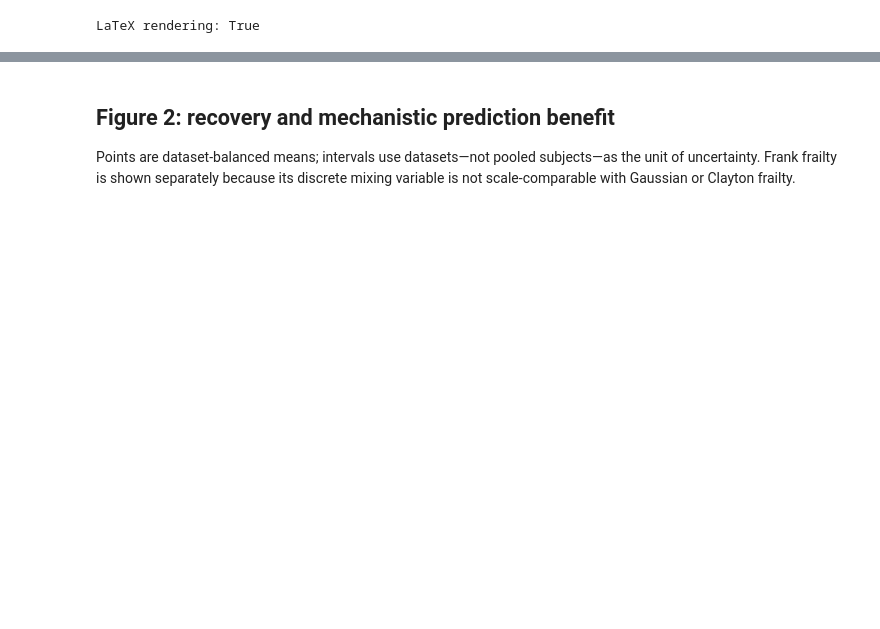
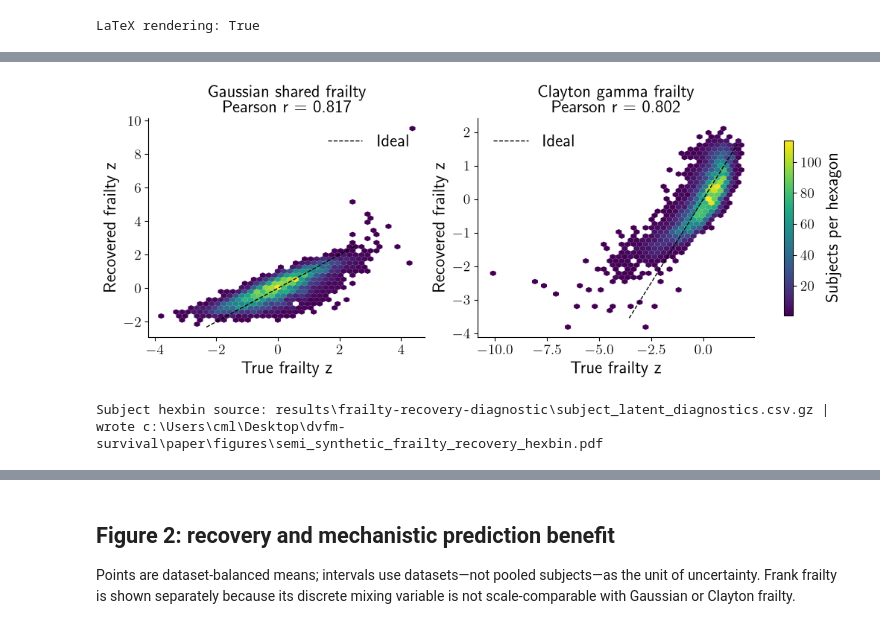
Before and after one commit to kalantari66/dvfm-survival, a Jupyter notebook: notebooks/semi_synthetic_results_mockup.ipynb, the cells around one changed output, grey strips where cells are left out. Drawn from its saved outputs; the diff is of its cells as text; code cells hidden in the pictures; blank space fills up the shorter version.

Commit message:
Update plots

```diff
--- a/notebooks/semi_synthetic_results_mockup.ipynb
+++ b/notebooks/semi_synthetic_results_mockup.ipynb
@@ -170,0 +147,59 @@ MOCK DATA — DO NOT REPORT | wrote c:\Users\cml\Desktop\dvfm-survival\paper\fig
+# %%
+MECHANISM_LABELS = {
+    "gaussian_shared_frailty": "Gaussian shared frailty",
+    "clayton_gamma_frailty": "Clayton gamma frailty",
+}
+DIAGNOSTIC_SUBJECTS_PATH = ROOT / "results" / "frailty-recovery-diagnostic" / "subject_latent_diagnostics.csv.gz"
+
+if DIAGNOSTIC_SUBJECTS_PATH.exists():
+    subjects = pd.read_csv(DIAGNOSTIC_SUBJECTS_PATH)
+    SUBJECT_HEXBIN_SOURCE = str(DIAGNOSTIC_SUBJECTS_PATH.relative_to(ROOT))
+else:
+    # Deterministic fallback preserves the schema and two-mechanism layout.
+    rng = np.random.default_rng(2028)
+    fallback = []
+    for mechanism, noise in [("gaussian_shared_frailty", 0.36), ("clayton_gamma_frailty", 0.46)]:
+        true_z = rng.normal(size=3_000)
+        fallback.append(pd.DataFrame({
+            "architecture": "dvfm", "training_variant": "current",
+            "checkpoint": "final", "split": "test",
+            "mechanism": mechanism, "true_z": true_z,
+            "frailty_z_calibrated": 0.88 * true_z + rng.normal(0, noise, len(true_z)),
+        }))
+    subjects = pd.concat(fallback, ignore_index=True)
+    SUBJECT_HEXBIN_SOURCE = "deterministic fallback"
+
+current_subjects = subjects.query(
+    "architecture == 'dvfm' and training_variant == 'current' and checkpoint == 'final' and split == 'test'"
+).copy()
+if current_subjects.empty:
+    raise ValueError("No current/final/test DVFM subjects were found for the hexbin figure.")
+
+fig, axes = plt.subplots(1, 2, figsize=(10, 4), constrained_layout=True)
+image = None
+for ax, (mechanism, label) in zip(axes, MECHANISM_LABELS.items()):
+    part = current_subjects[current_subjects["mechanism"] == mechanism]
+    if part.empty:
+        ax.set_axis_off()
+        ax.set_title(f"{label}\nnot available")
+        continue
+    image = ax.hexbin(
+        part["true_z"], part["frailty_z_calibrated"],
+        gridsize=42, mincnt=1, cmap="viridis", linewidths=0,
+    )
+    limits = np.nanpercentile(
+        np.r_[part["true_z"], part["frailty_z_calibrated"]], [0.5, 99.5]
+    )
+    ax.plot(limits, limits, "--", color="black", linewidth=1, label="Ideal")
+    correlation = part[["true_z", "frailty_z_calibrated"]].corr().iloc[0, 1]
+    ax.set(title=f"{label}\nPearson r = {correlation:.3f}", xlabel="True frailty z", ylabel="Recovered frailty z")
+    ax.legend(frameon=False)
+if image is not None:
+    fig.colorbar(image, ax=axes, label="Subjects per hexagon", shrink=0.8)
+out = FIGURE_DIR / "semi_synthetic_frailty_recovery_hexbin.pdf"
+fig.savefig(out)
+plt.show()
+print(f"Subject hexbin source: {SUBJECT_HEXBIN_SOURCE} | wrote {out}")
+# %% [output]
+[figure, added]
+Subject hexbin source: results\frailty-recovery-diagnostic\subject_latent_diagnostics.csv.gz | wrote c:\Users\cml\Desktop\dvfm-survival\paper\figures\semi_synthetic_frailty_recovery_hexbin.pdf
```
Also changed, not shown: parts of 11 cells of this notebook, 8 other files.
